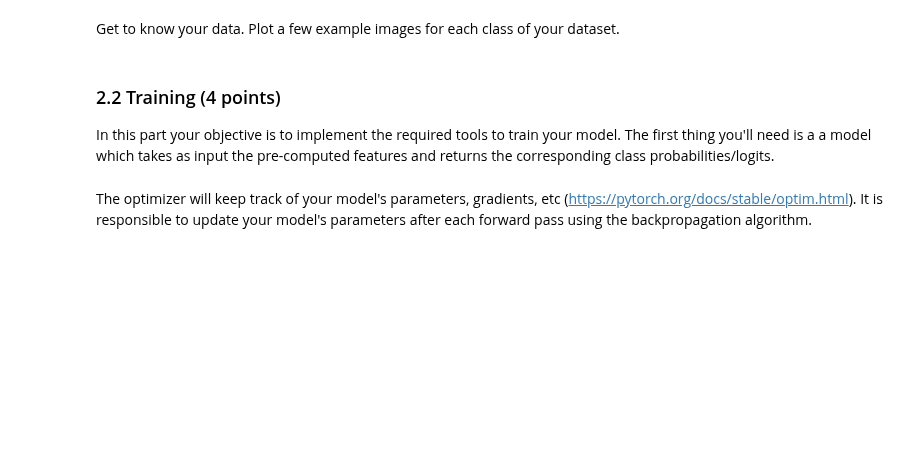
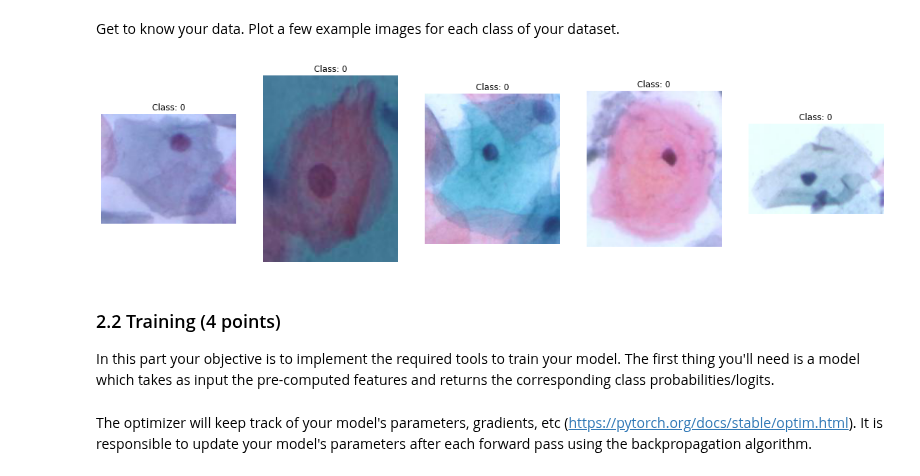
Before and after one commit to tobiasforest/iapr, a Jupyter notebook: labs/lab_03_classification.ipynb, the cells around one changed output. Cells and saved outputs as stored; diff of their text form; code cells hidden in the pictures; blank space fills up the shorter version.

Commit message:
Lab 3 Part 2 some drafts

```diff
--- a/labs/lab_03_classification.ipynb
+++ b/labs/lab_03_classification.ipynb
@@ -427,7 +427,7 @@ from sklearn.metrics import confusion_matrix, ConfusionMatrixDisplay
 import math
 # %%
 # Load the features
-features_path = '../data/lab-03-data2023/part2/sipakmed_clean_embeddings.pth'
+features_path = '../data/lab-03-data/part2/sipakmed_clean_embeddings.pth'
 # %%
 class Sipakmed(Dataset):
     phase_dict = {
@@ -484,17 +484,19 @@ class Sipakmed(Dataset):
         paths = np.concatenate(paths)
         return features, labels, paths
 
-    def __len__(self, ):
+    def __len__(self):
         """
         Returns the number of samples in the dataset.
         """
-        ### YOUR CODE
+        return len(self.labels)
 
     def __getitem__(self, index):
         """
         Returns the embedding, label, and image path of queried index.
         """
-        ### YOUR CODE
+        embedding = self.features[index]
+        label = self.labels[index]
+        path = self.paths[index]
         return embedding, label, path
 # %% [markdown]
 Once the implementation of `Sipakmed` completed, create 3 instances of the class (train/val/test) with the corresponding `phase` flag.
@@ -507,0 +503,9 @@ SyntaxError: invalid syntax (<ipython-input-17-96416342b081>, line 2)
+# %%
+# Instantiate the datasets
+train_dataset = Sipakmed(features_path, 'train')
+val_dataset = Sipakmed(features_path, 'val')
+test_dataset = Sipakmed(features_path, 'test')
+
+print(f'Train dataset size: {len(train_dataset)}')
+print(f'Validation dataset size: {len(val_dataset)}')
+print(f'Test dataset size: {len(test_dataset)}')
@@ -520,6 +528,20 @@ Get to know your data. Plot a few example images for each class of your dataset.
+# %%
+image_path = '../data/lab-03-data/part2/'
+
+# Visualize some training example
+fig, axs = plt.subplots(nrows=1, ncols=5, figsize=(20, 5))
+for i in range(5):
+    image, label, path = train_dataset[i]
+    path = os.path.join(image_path, path)
+    axs[i].imshow(Image.open(path))
+    axs[i].set_title(f'Class: {label}')
+    axs[i].axis('off')
+plt.show()
+# %% [output]
+[figure, added]
 # %% [markdown]
 ### 2.2 Training (4 points)
-In this part your objective is to implement the required tools to train your model. The first thing you'll need is a a model which takes as input the pre-computed features and returns the corresponding class probabilities/logits.
+In this part your objective is to implement the required tools to train your model. The first thing you'll need is a model which takes as input the pre-computed features and returns the corresponding class probabilities/logits.
 # %%
 # Implement the model
 embedding_dim = train_dataset.features.shape[1]
```
Also changed, not shown: parts of 8 cells of this notebook.
